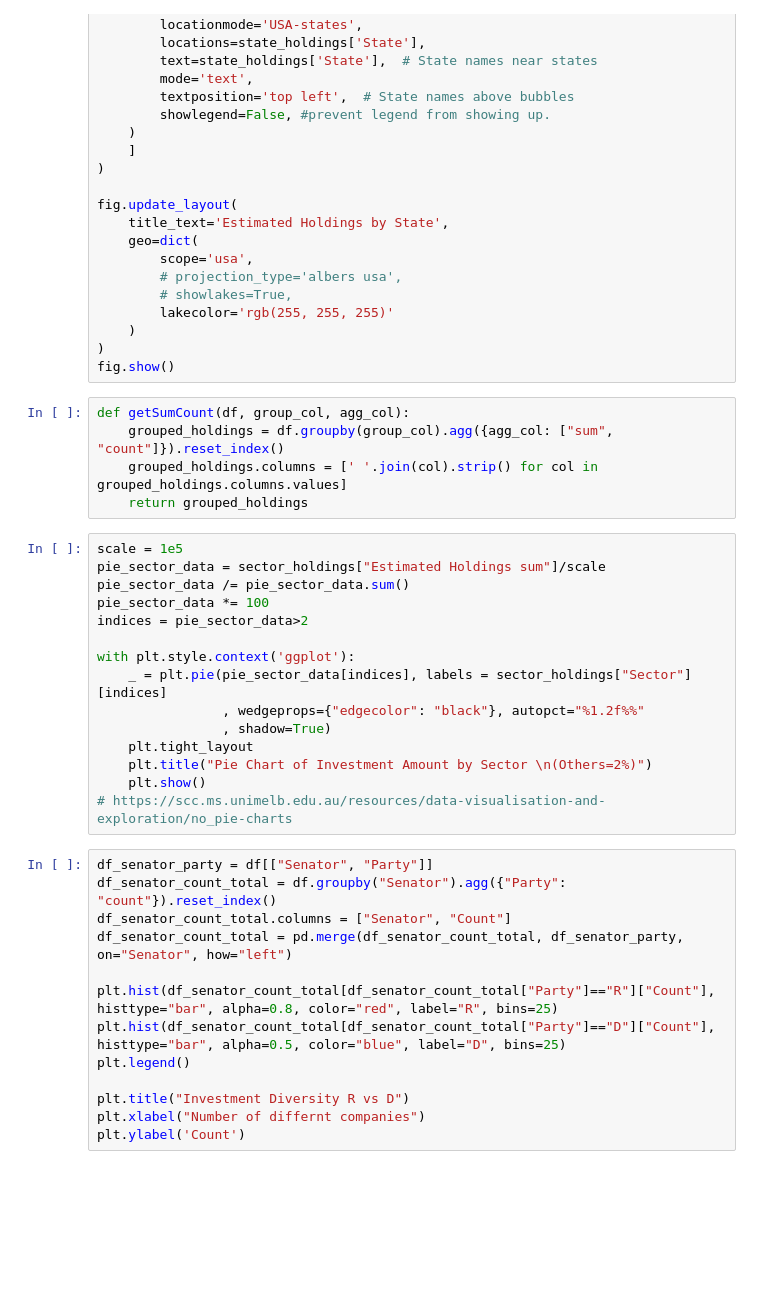
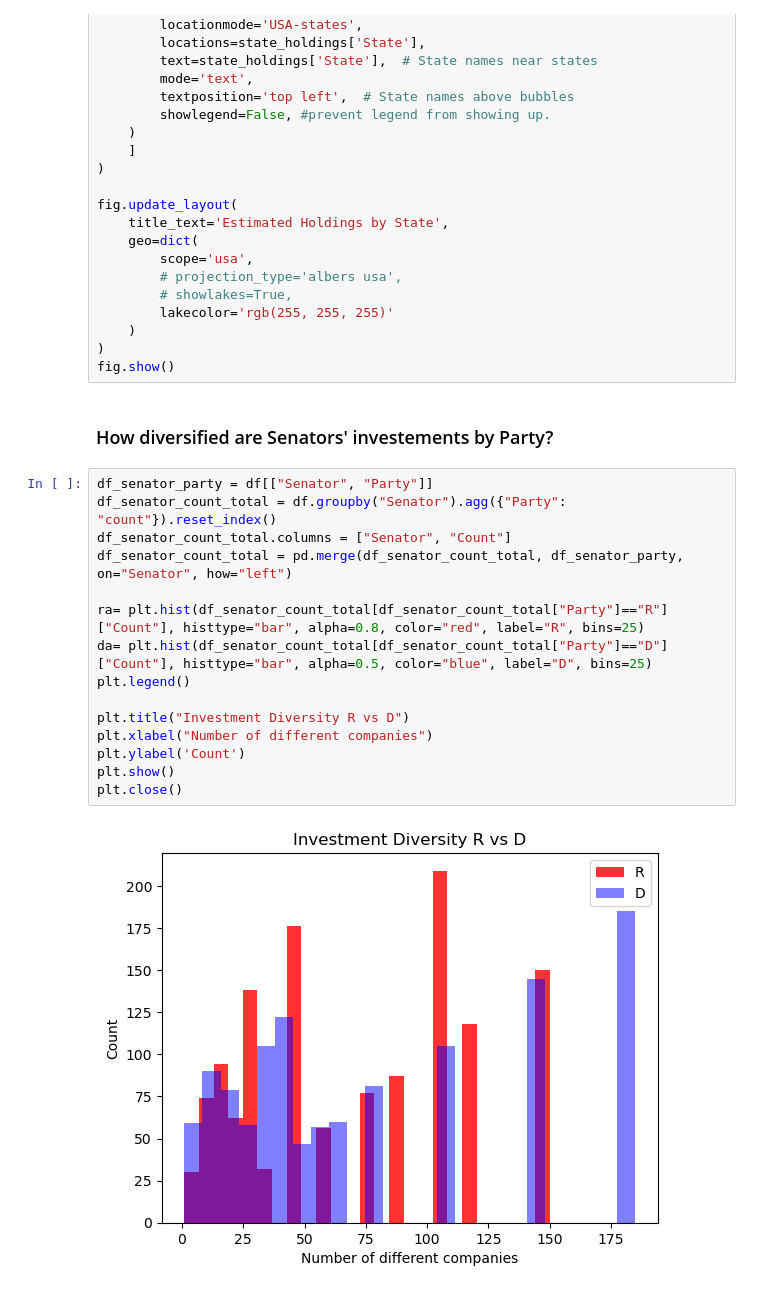
Before and after one commit to e2abbyh/ECE143-Group4-FinalProject, a Jupyter notebook: Analysis.ipynb, the cells around one changed output. Saved outputs shown, nothing was run; the diff lists cells and outputs as text; blank space fills up the shorter version.

```diff
--- a/Analysis.ipynb
+++ b/Analysis.ipynb
@@ -49,36 +116,22 @@ fig.update_layout(
     )
 )
 fig.show()
-# %%
-def getSumCount(df, group_col, agg_col):
-    grouped_holdings = df.groupby(group_col).agg({agg_col: ["sum", "count"]}).reset_index()
-    grouped_holdings.columns = [' '.join(col).strip() for col in grouped_holdings.columns.values]
-    return grouped_holdings
-# %%
-scale = 1e5
-pie_sector_data = sector_holdings["Estimated Holdings sum"]/scale
-pie_sector_data /= pie_sector_data.sum()
-pie_sector_data *= 100
-indices = pie_sector_data>2
-
-with plt.style.context('ggplot'):
-    _ = plt.pie(pie_sector_data[indices], labels = sector_holdings["Sector"][indices]
-                , wedgeprops={"edgecolor": "black"}, autopct="%1.2f%%"
-                , shadow=True)
-    plt.tight_layout
-    plt.title("Pie Chart of Investment Amount by Sector \n(Others=2%)")
-    plt.show()
-# https://scc.ms.unimelb.edu.au/resources/data-visualisation-and-exploration/no_pie-charts
+# %% [markdown]
+### How  diversified are Senators' investements by Party?
 # %%
 df_senator_party = df[["Senator", "Party"]]
 df_senator_count_total = df.groupby("Senator").agg({"Party": "count"}).reset_index()
 df_senator_count_total.columns = ["Senator", "Count"]
 df_senator_count_total = pd.merge(df_senator_count_total, df_senator_party, on="Senator", how="left")
 
-plt.hist(df_senator_count_total[df_senator_count_total["Party"]=="R"]["Count"], histtype="bar", alpha=0.8, color="red", label="R", bins=25)
-plt.hist(df_senator_count_total[df_senator_count_total["Party"]=="D"]["Count"], histtype="bar", alpha=0.5, color="blue", label="D", bins=25)
+ra= plt.hist(df_senator_count_total[df_senator_count_total["Party"]=="R"]["Count"], histtype="bar", alpha=0.8, color="red", label="R", bins=25)
+da= plt.hist(df_senator_count_total[df_senator_count_total["Party"]=="D"]["Count"], histtype="bar", alpha=0.5, color="blue", label="D", bins=25)
 plt.legend()
 
 plt.title("Investment Diversity R vs D")
-plt.xlabel("Number of differnt companies")
+plt.xlabel("Number of different companies")
 plt.ylabel('Count')
+plt.show()
+plt.close()
+# %% [output]
+[figure, added]
```
Also changed, not shown: parts of 12 cells of this notebook, 1 other file.
